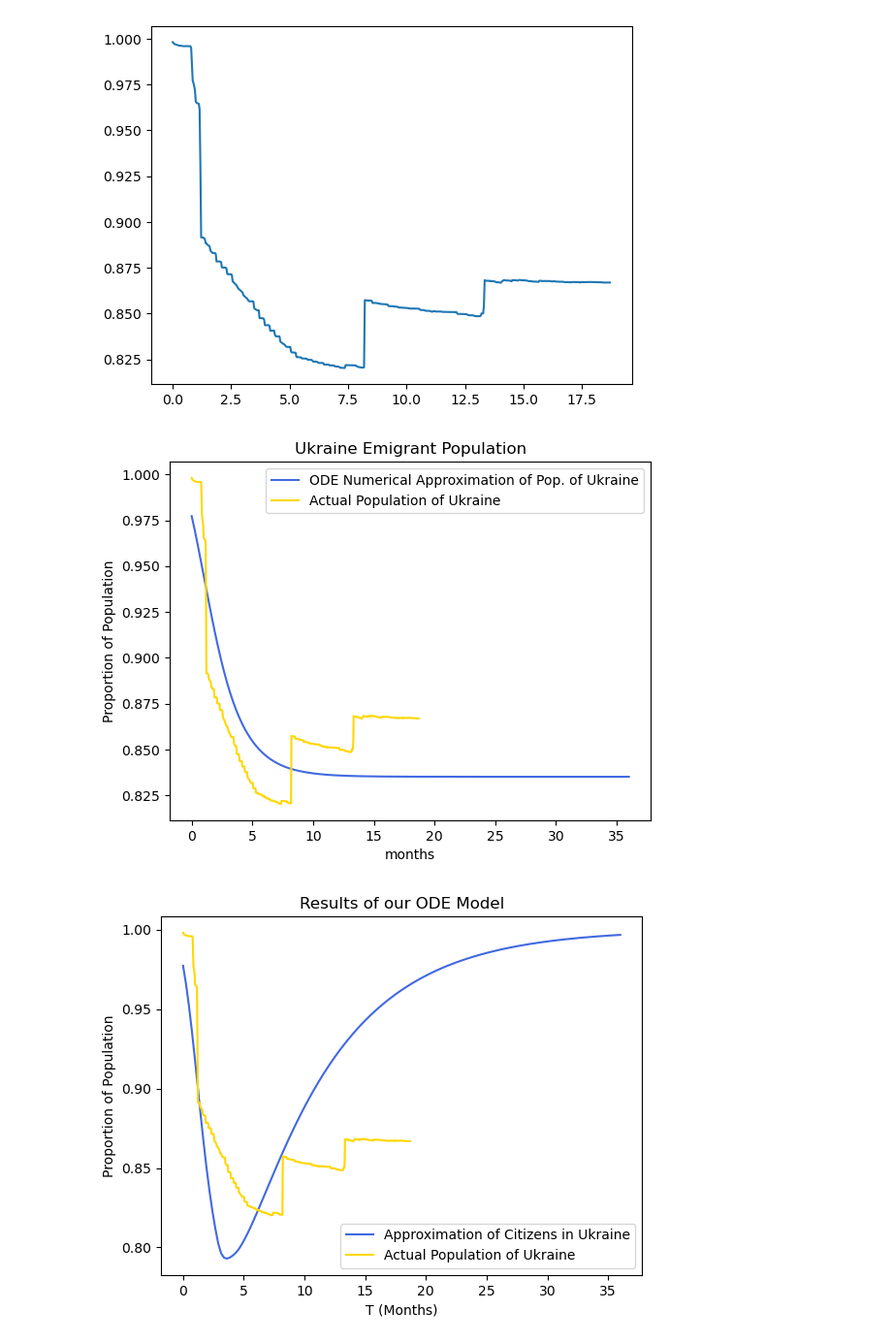
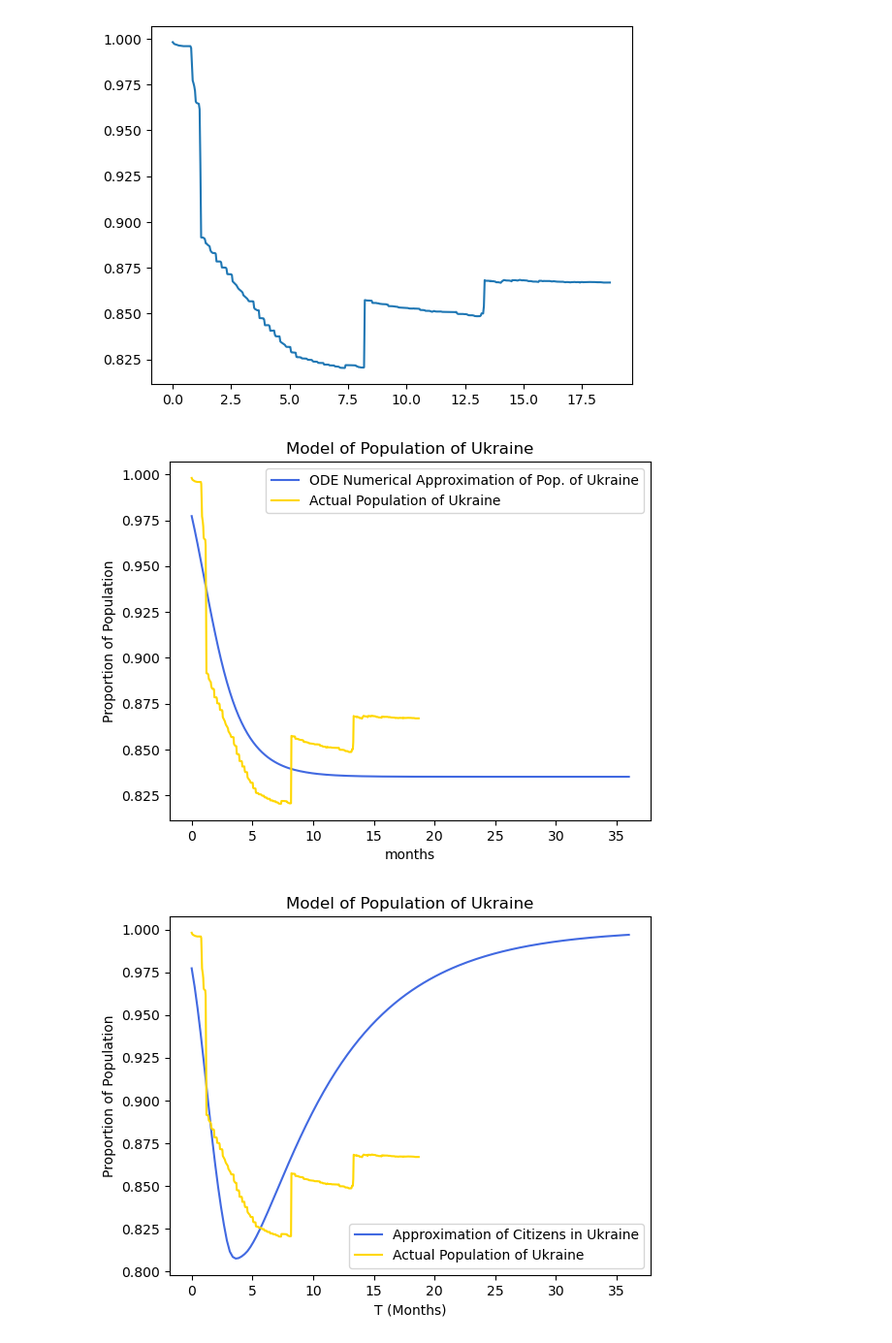
Before and after one commit to zaccmeyer/2020Crime, a Jupyter notebook: Jeddy_data.ipynb, the cells around one changed output. Shown at 97% size. Drawn from its saved outputs; the diff is of its cells as text; code cells hidden in the pictures.

```diff
--- a/Jeddy_data.ipynb
+++ b/Jeddy_data.ipynb
@@ -100,45 +100,45 @@ plt.plot(solution.t, solution.y[0],label="ODE Numerical Approximation of Pop. of
 # plt.plot(solution.t, solution.y[3],'purple',label="Returned to Ukraine")
 plt.plot(data.index, data.NoRefugees, label = 'Actual Population of Ukraine', color = 'gold')
 plt.xlabel('months')
-plt.title('Ukraine Emigrant Population')
+plt.title('Model of Population of Ukraine')
 plt.ylabel('Proportion of Population')
 plt.legend()
 plt.savefig('Ukraine_Data.pdf')
 plt.show()
 # %% [output]
-[figure, old version]
+[figure, new version]
 # %%
 t0 = 0
 tf = 36
 n = 44e6
 beta=5
 gamma=1/1.25
-k = 31e6/n
+k = 31.5e6/n
 c = 60e5/n
 #define ode measuring the spread of disease
 def ode(t,y):
     if t <3:
         return np.array([beta*y[1]*y[0]*(1-y[0]/k),-beta*y[1]*y[0]*(1-y[0]/k)-gamma*y[1], gamma*y[1],0])
     else:
         return np.array([beta*y[1]*y[0]*(1-y[0]/k),-beta*y[1]*y[0]*(1-y[0]/k)-gamma*y[1], gamma*y[1] - c * y[2],c * y[2]])
 #initial conditions
 y0 = np.array([(n-1e6)/n,1e6/n,0, 0])
 y0[3] = min(y0[3], 1 - y0[0])
 
 #solve ivp and get solution
 solution=solve_ivp(ode,(t0,tf), y0, t_eval=np.linspace(t0,tf,150))
 
 #plots and labels
 plt.plot(solution.t, solution.y[0]+solution.y[3],label="Approximation of Citizens in Ukraine", color = 'royalblue')
 # plt.plot(solution.t, solution.y[1],label="Citizens Moving")
 # plt.plot(solution.t, solution.y[2],'green',label="Citizens out of the Country")
 plt.plot(data.index, data.NoRefugees, label = 'Actual Population of Ukraine', color = 'gold')
 # plt.plot(solution.t, solution.y[3],'purple',label="Returned to Ukraine")
 plt.xlabel('T (Months)')
-plt.title('Results of our ODE Model')
+plt.title('Model of Population of Ukraine')
 plt.ylabel('Proportion of Population')
 plt.legend()
 plt.savefig('Ukraine_Data_2.pdf')
 plt.show()
 # %% [output]
-[figure, old version]
+[figure, new version]
```
